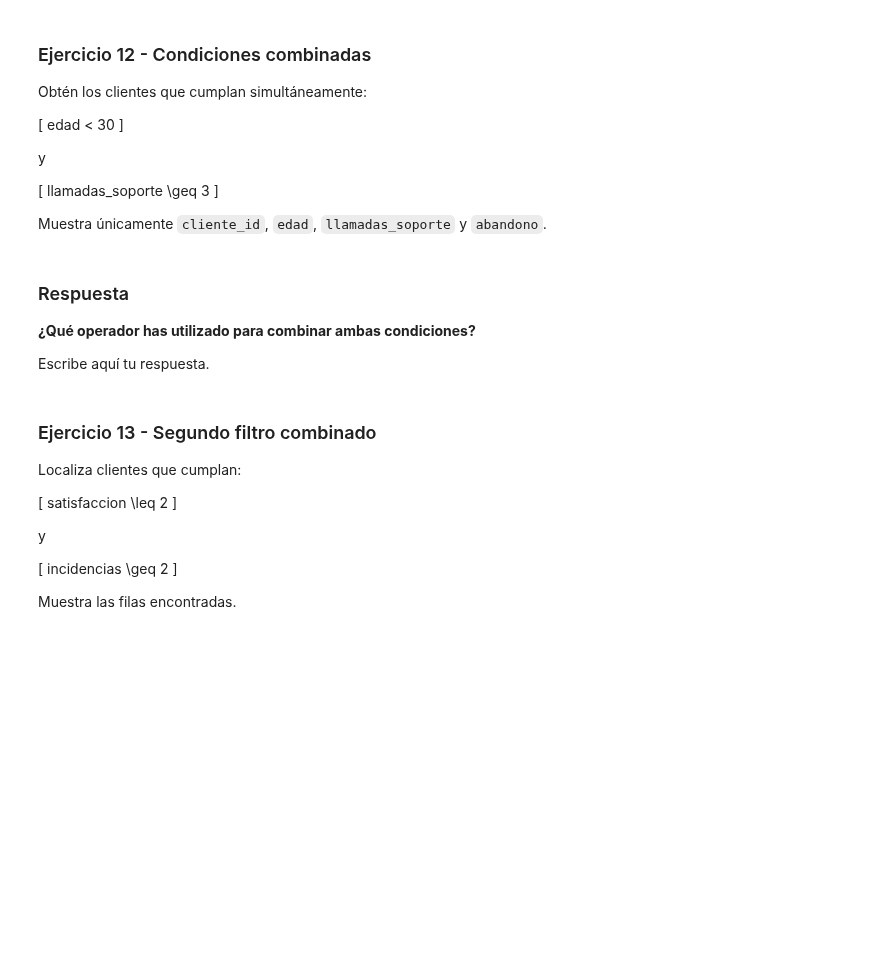
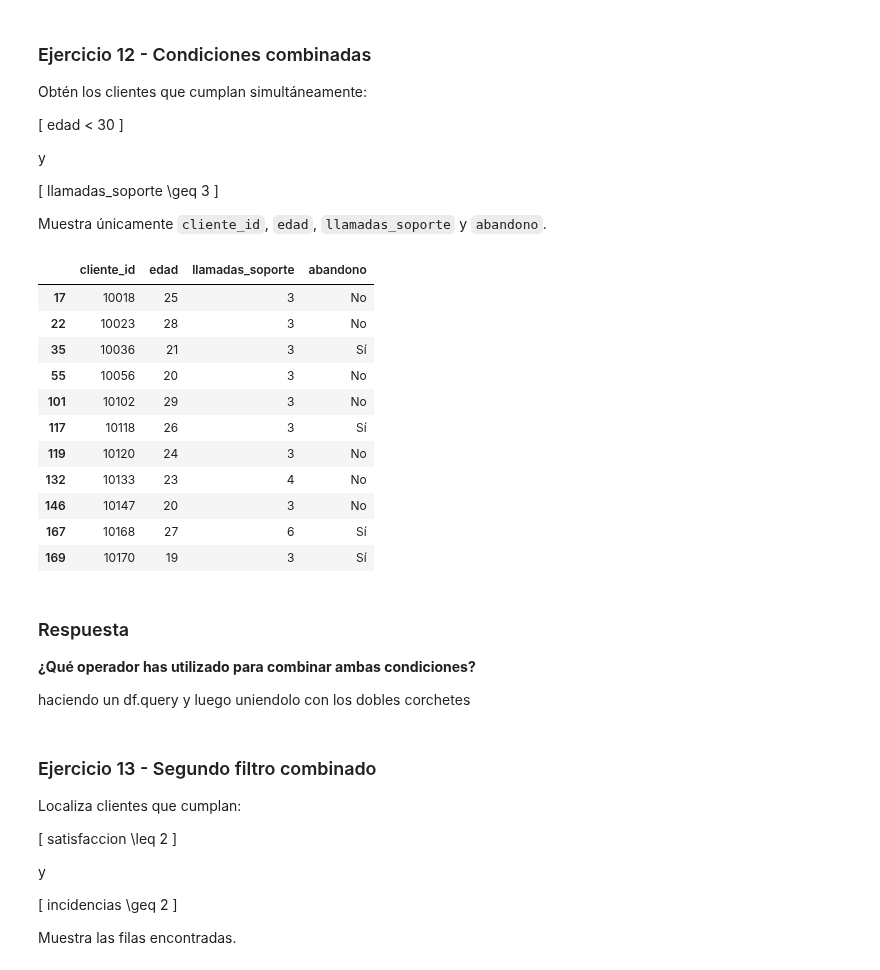
Before and after one commit to mmartinezvaras/s_aprendizaje, a Jupyter notebook: Practica_03.ipynb, the cells around one changed output. Saved outputs shown, nothing was run; the diff lists cells and outputs as text; code cells hidden in the pictures; blank space fills up the shorter version.

```diff
--- a/Practica_03.ipynb
+++ b/Practica_03.ipynb
@@ -329,13 +328,28 @@ llamadas\_soporte \geq 3
 Muestra únicamente `cliente_id`, `edad`, `llamadas_soporte` y `abandono`.
 # %%
 # TODO: realiza el filtro y muestra únicamente las columnas solicitadas
-df_12 = df.query("edad < 30 and llamadas_soporte ")
+df_12 = df.query("edad < 30 and llamadas_soporte >= 3")
+df_12 = df_12[["cliente_id", "edad", "llamadas_soporte", "abandono"]]
+df_12
+# %% [output]
+|  | cliente_id | edad | llamadas_soporte | abandono |
+| 17 | 10018 | 25 | 3 | No |
+| 22 | 10023 | 28 | 3 | No |
+| 35 | 10036 | 21 | 3 | Sí |
+| 55 | 10056 | 20 | 3 | No |
+| 101 | 10102 | 29 | 3 | No |
+| 117 | 10118 | 26 | 3 | Sí |
+| 119 | 10120 | 24 | 3 | No |
+| 132 | 10133 | 23 | 4 | No |
+| 146 | 10147 | 20 | 3 | No |
+| 167 | 10168 | 27 | 6 | Sí |
+| 169 | 10170 | 19 | 3 | Sí |
 # %% [markdown]
 ### Respuesta
 
 **¿Qué operador has utilizado para combinar ambas condiciones?**
 
-Escribe aquí tu respuesta.
+haciendo un df.query y luego uniendolo con los dobles corchetes
 # %% [markdown]
 ### Ejercicio 13 - Segundo filtro combinado
 
```
Also changed, not shown: parts of 6 cells of this notebook.
